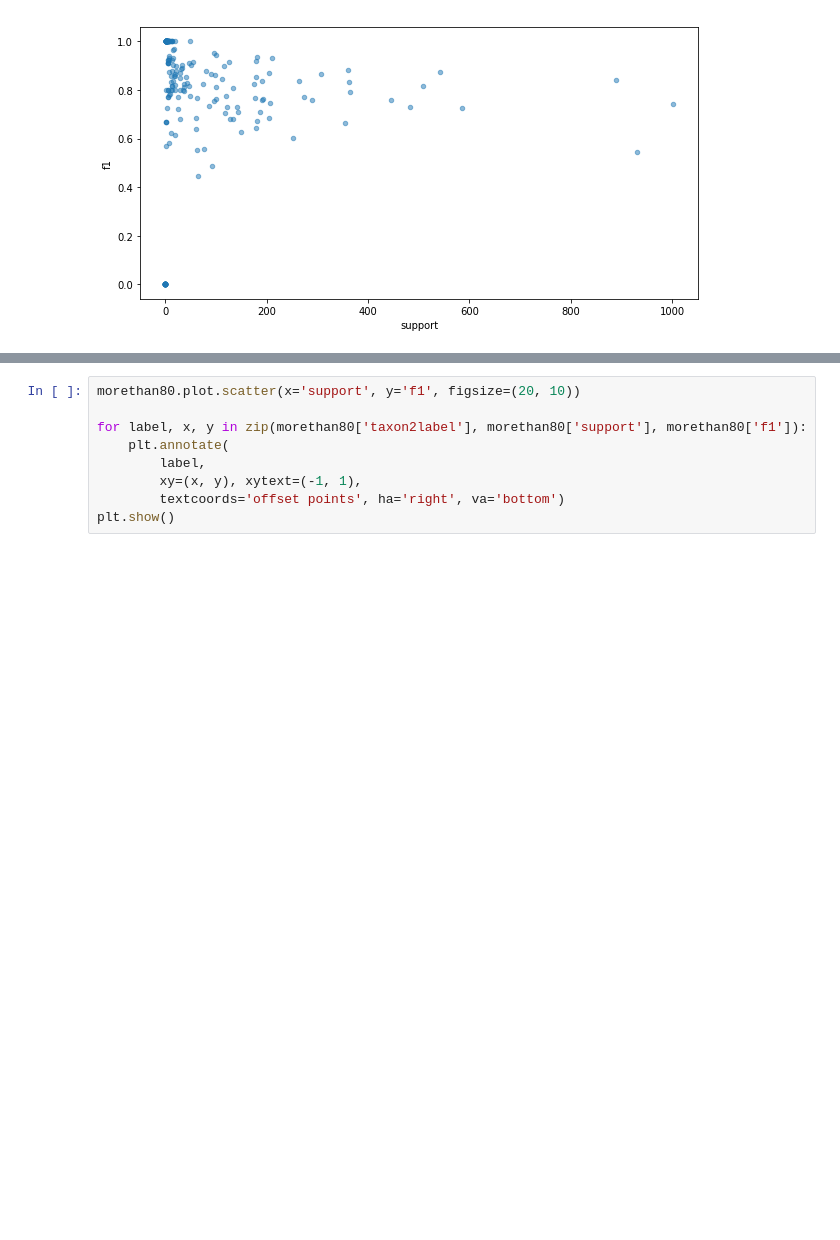
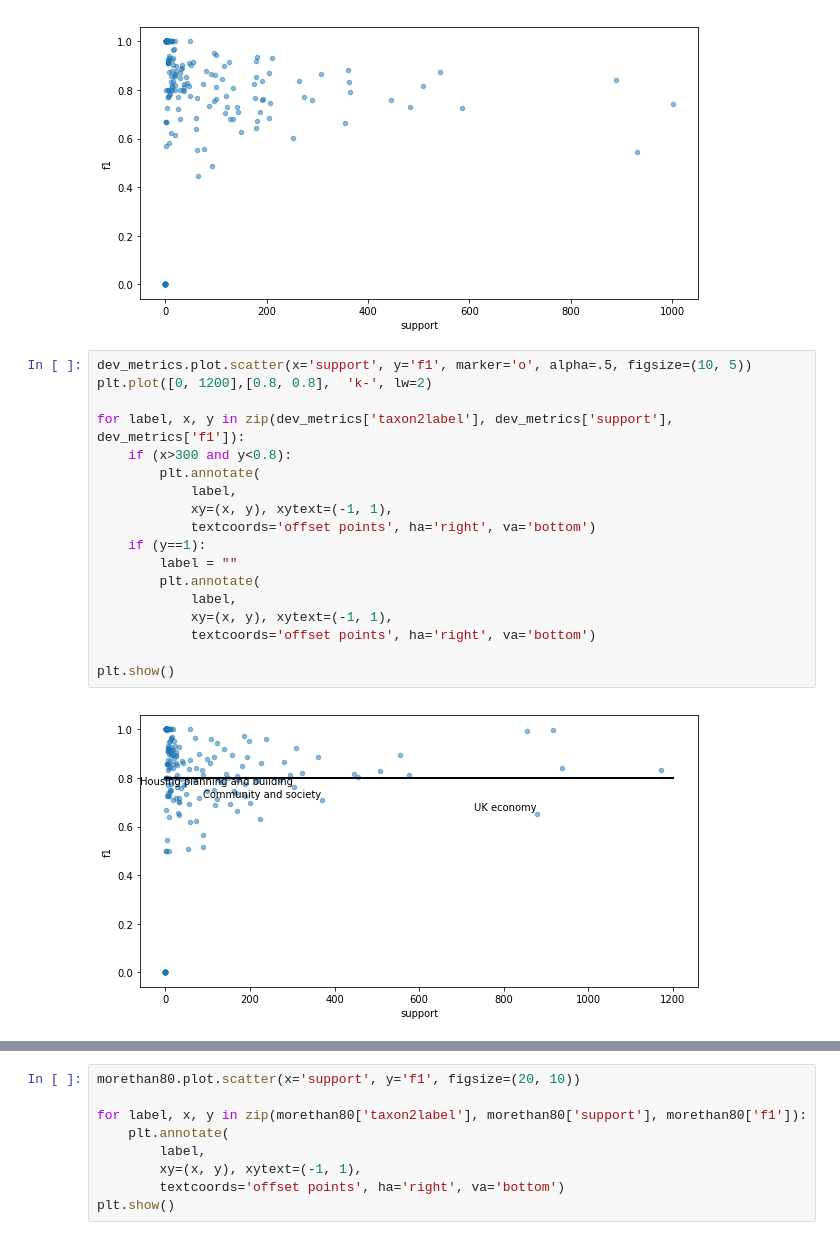
Before and after one commit to alphagov/govuk-taxonomy-supervised-learning, a Jupyter notebook: python/notebooks/ML_notebooks/CNN/evaluate_model_rework.ipynb, the cells around one changed output, grey strips where cells are left out. Drawn from its saved outputs; the diff is of its cells as text; blank space fills up the shorter version.

Commit message:
Annotate support/f1 figure

```diff
--- a/python/notebooks/ML_notebooks/CNN/evaluate_model_rework.ipynb
+++ b/python/notebooks/ML_notebooks/CNN/evaluate_model_rework.ipynb
@@ -148,3 +168,23 @@ dev_metrics.plot.scatter(x='support', y='f1', marker='o', alpha=.5, figsize=(10,
 # %% [output]
 <matplotlib.axes._subplots.AxesSubplot at 0x...>
 [figure]
+# %%
+dev_metrics.plot.scatter(x='support', y='f1', marker='o', alpha=.5, figsize=(10, 5))
+plt.plot([0, 1200],[0.8, 0.8],  'k-', lw=2)
+
+for label, x, y in zip(dev_metrics['taxon2label'], dev_metrics['support'], dev_metrics['f1']):
+    if (x>300 and y<0.8):
+        plt.annotate(
+            label,
+            xy=(x, y), xytext=(-1, 1),
+            textcoords='offset points', ha='right', va='bottom')
+    if (y==1):
+        label = ""
+        plt.annotate(
+            label,
+            xy=(x, y), xytext=(-1, 1),
+            textcoords='offset points', ha='right', va='bottom')
+
+plt.show()
+# %% [output]
+[figure, added]
```
Also changed, not shown: parts of 12 cells of this notebook.
